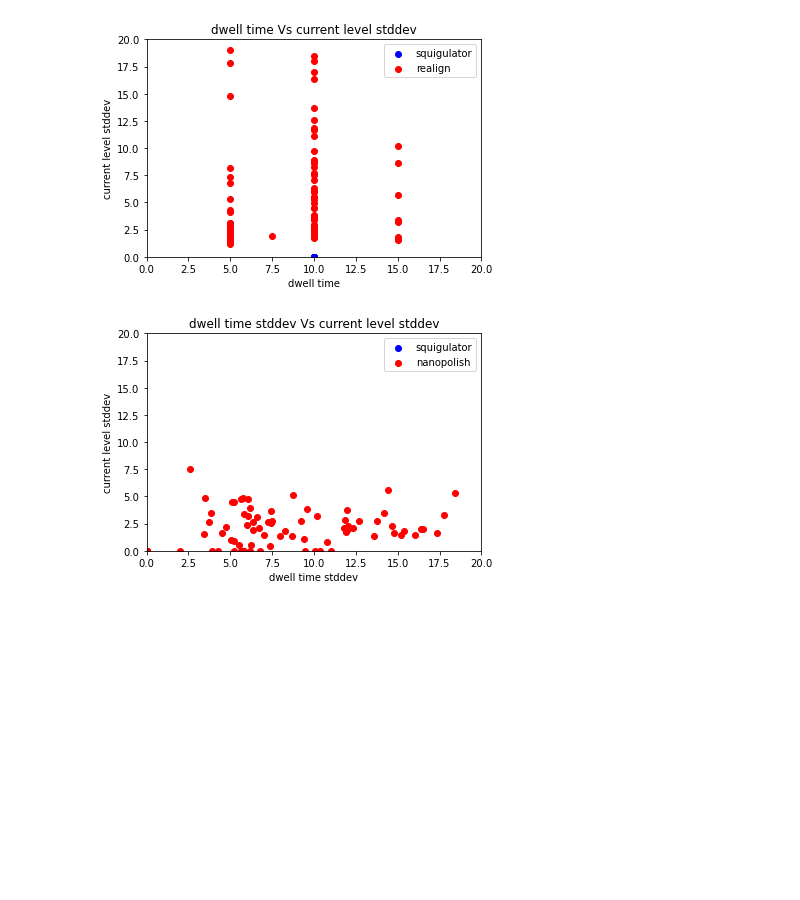
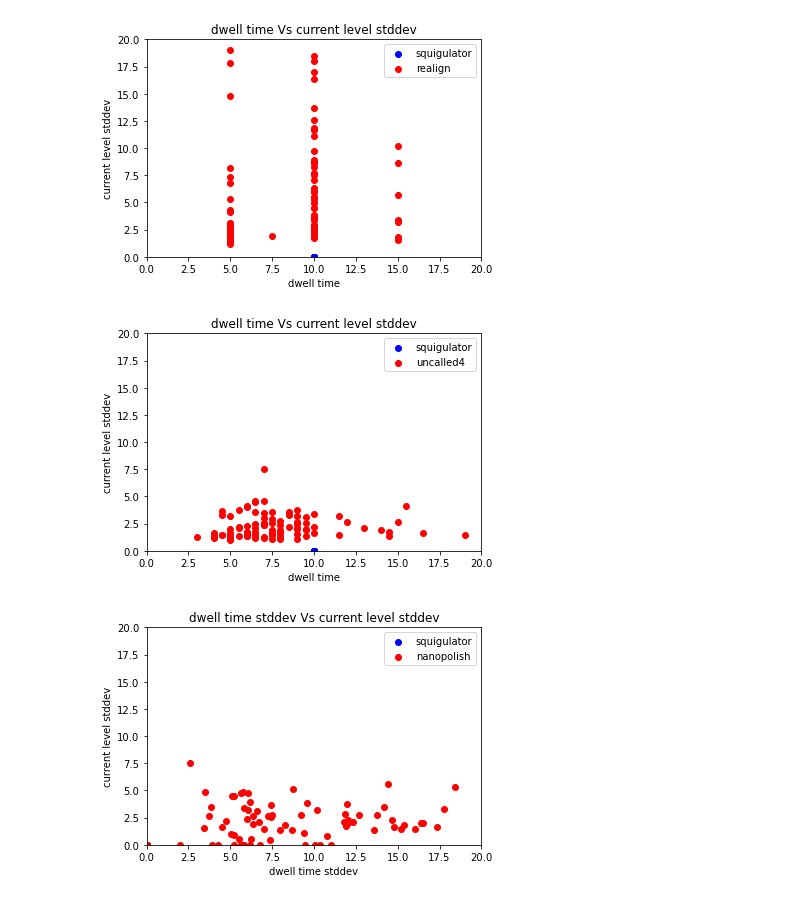
Before and after one commit to hiruna72/squigualiser, a Jupyter notebook: notebooks/squig_stats.ipynb, the cells around one changed output. Drawn from its saved outputs; the diff is of its cells as text; code cells hidden in the pictures; blank space fills up the shorter version.

```diff
--- a/notebooks/squig_stats.ipynb
+++ b/notebooks/squig_stats.ipynb
@@ -264,6 +267,10 @@ draw_scatter(squigulator, sigfish, 'squigulator', 'sigfish dtw')
 draw_scatter(squigulator, realign, 'squigulator', 'realign')
 # %% [output]
 [figure]
+# %%
+draw_scatter(squigulator, uncalled4, 'squigulator', 'uncalled4')
+# %% [output]
+[figure, added]
 # %%
 draw_scatter_2(squigulator, nanopolish, 'squigulator', 'nanopolish')
 # %% [output]
```
Also changed, not shown: parts of 3 cells of this notebook, 2 other files.
